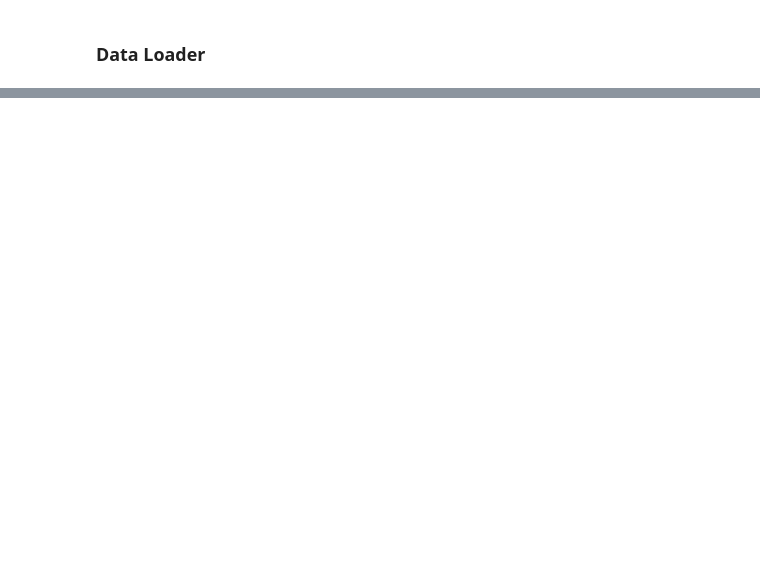
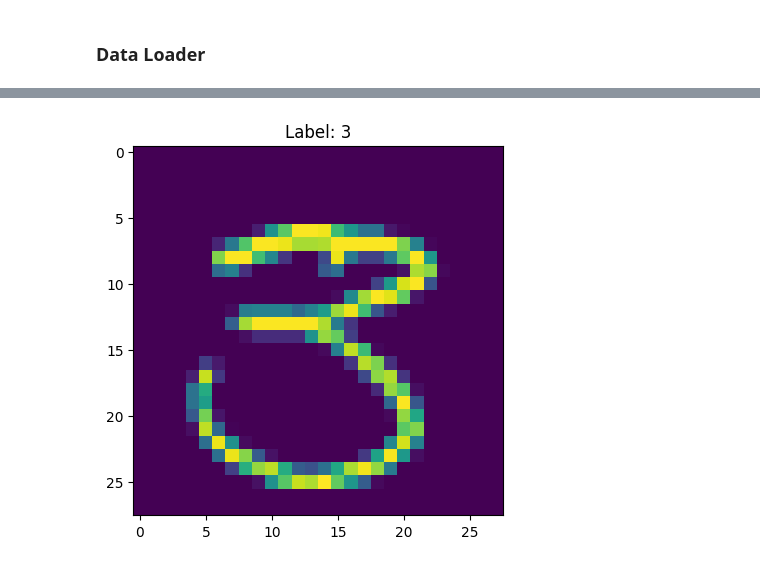
Before and after one commit to Catonpancake/2023winter-seminar, a Jupyter notebook: EDA.ipynb, the cells around one changed output, grey strips where cells are left out. Drawn from its saved outputs; the diff is of its cells as text; code cells hidden in the pictures; blank space fills up the shorter version.

Commit message:
Dataset class made

```diff
--- a/EDA.ipynb
+++ b/EDA.ipynb
@@ -24,20 +45,26 @@ for img in trainimg:
 # %%
 class DigitDataset(Dataset):
-    def __init__(self, file, img_dir, transform=None, target_transform=None):
-        # self.img_labels = pd.read_csv(img_dir)['label']
+    def __init__(self, img_dir):
+        self.img_labels = pd.read_csv(img_dir)['label']
         self.img_dir = img_dir
-        self.transform = transform
-        self.target_transform = target_transform
+        self.img = [np.reshape(row[1].values[1:],(28,28)) for row in pd.read_csv(img_dir).iterrows()]
+        # self.transform = transform
+        # self.target_transform = target_transform
 
     def __len__(self):
-        return len(self.img_label)
+        return len(self.img_labels)
 
     def __getitem__(self,idx):
-        # img_path = os.path.join(self.img_dir, self.img_labels.iloc[idx, 0])
-        # image = read_image(img_path)
-        # label = self.img_labels.iloc[idx, 1]
+        image = self.img[idx]
+        label = self.img_labels[idx]
         # if self.transform:
         #     image = self.transform(image)
         # if self.target_transform:
         #     label = self.target_transform(label)
-        # return image, label
+        return image, label
+# %%
+ds = DigitDataset('digit-recognizer/train.csv')
+# %%
+drawimg(ds[7])
+# %% [output]
+[figure, added]
```
Also changed, not shown: parts of 6 cells of this notebook, 1 other file.
